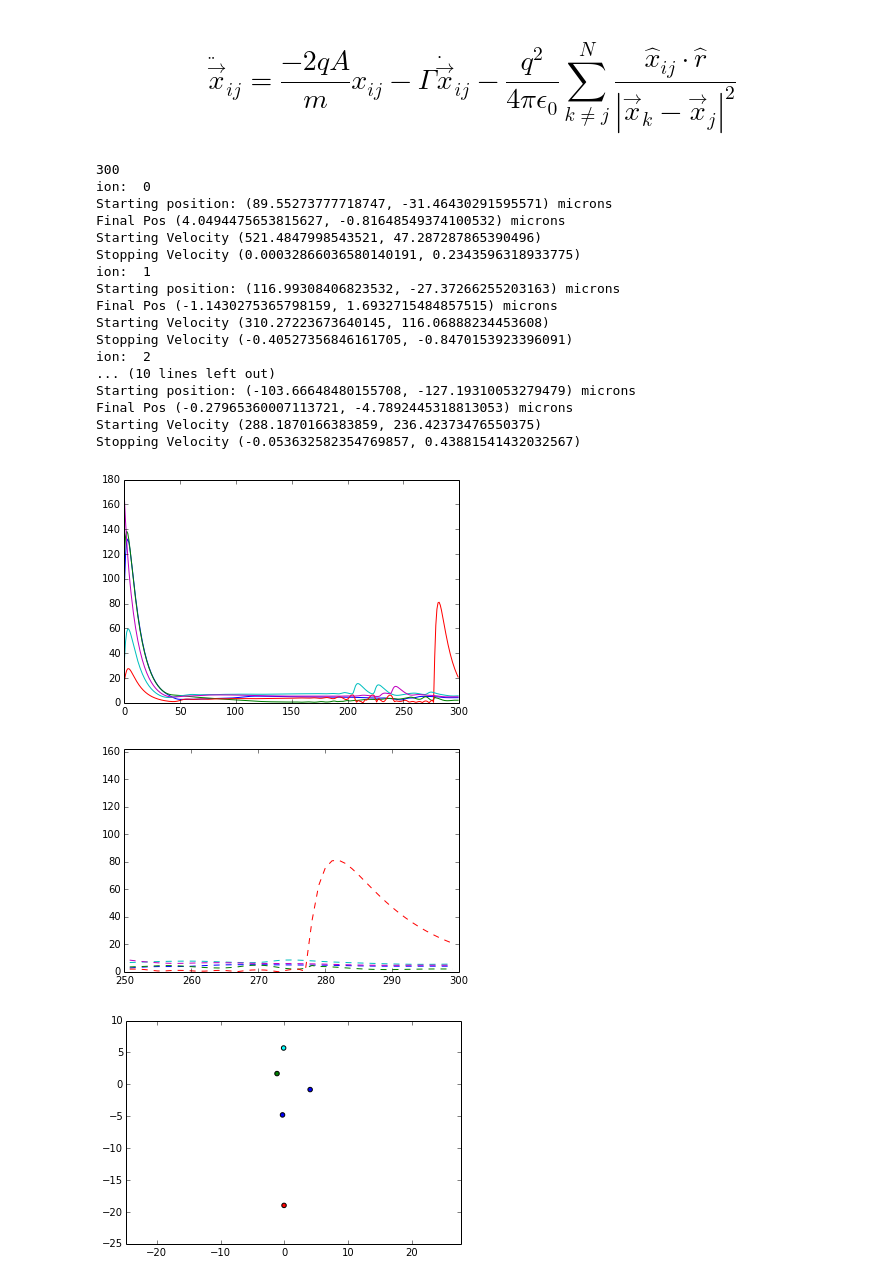
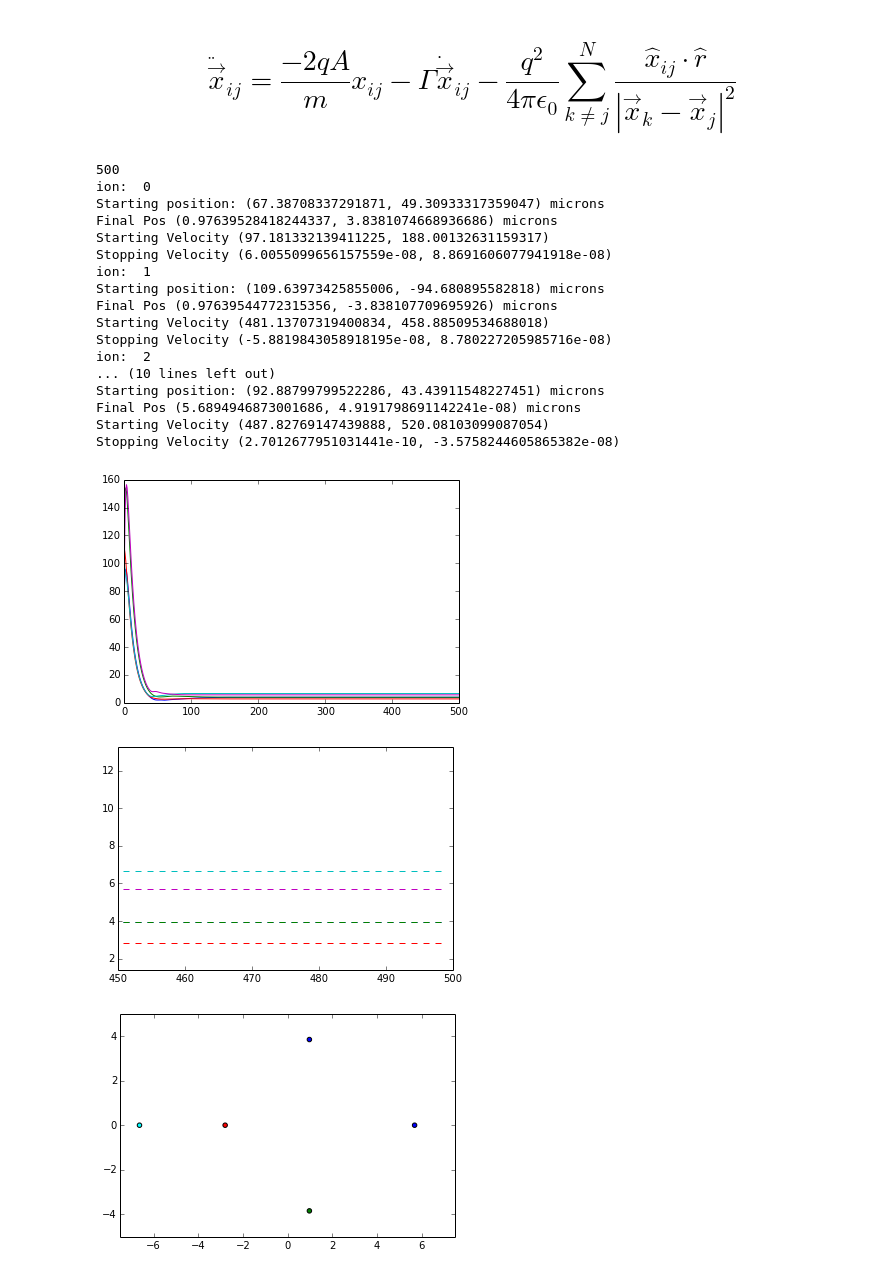
Before and after one commit to CampbellGroup/Qsim, a Jupyter notebook: Ipython-Notebooks/Crystal Configurations.ipynb, the cells around one changed output. Saved outputs shown, nothing was run; the diff lists cells and outputs as text; code cells hidden in the pictures.

```diff
--- a/Ipython-Notebooks/Crystal Configurations.ipynb
+++ b/Ipython-Notebooks/Crystal Configurations.ipynb
@@ -68,7 +68,7 @@ N = 5
 gamma = 9e6
 pos_spread = 300e-6
 E_spread = 0.5 # in eV
-number_iters = 300
+number_iters = 500
 dt = 50e-9
 vkick = 0
 
@@ -124,46 +124,46 @@ for j in range(number_iters):
             a_othersx += -np.sign(xseperation) * np.abs(np.cos(angles[v])) * k * 1/(xseperation**2 + yseperation**2)
         for w, yseperation in enumerate(yseperations):
             a_othersy += -np.sign(yseperation) * np.abs(np.sin(angles[w])) * k  * 1/(xseperation**2 + yseperation**2)
         particle.ax = -2.0*A/m * particle.x - gamma*particle.vx + a_othersx
         particle.ay = -2.0*A/m * particle.y - gamma*particle.vy + a_othersy
 
 print iter
 for k, particle in enumerate(ions):
     print "ion: ", k
     print "Starting position:",str((particle.x0*1e6, particle.y0*1e6)), 'microns'
     print "Final Pos", str((particle.x*1e6, particle.y*1e6)), 'microns'
     print "Starting Velocity", str((particle.vx0,particle.vy0))
     print "Stopping Velocity", str((particle.vx,particle.vy))
 
 times = np.linspace(0, dt*len(x),len(x))*1e6
 r = np.transpose(np.sqrt(np.array(posx)**2 + np.array(posy)**2))
 r = r*1e6 # in microns
 plt.plot(r)
 plt.show()
 plt.plot(r, '--')
 plt.xlim([iter - 50,iter])
 plt.ylim([0.5*np.min(r[iter-50:iter]), 2*np.max(r[iter-50:iter])])
 plt.show()
 plot_ions(ions, ['blue','green', 'red', 'cyan'])
 plt.show()
 # %% [output]
-300
+500
 ion:  0
-Starting position: (89.55273777718747, -31.46430291595571) microns
-Final Pos (4.0494475653815627, -0.81648549374100532) microns
-Starting Velocity (521.4847998543521, 47.287287865390496)
-Stopping Velocity (0.00032866036580140191, 0.2343596318933775)
+Starting position: (67.38708337291871, 49.30933317359047) microns
+Final Pos (0.97639528418244337, 3.8381074668936686) microns
+Starting Velocity (97.181332139411225, 188.00132631159317)
+Stopping Velocity (6.0055099656157559e-08, 8.8691606077941918e-08)
 ion:  1
-Starting position: (116.99308406823532, -27.37266255203163) microns
-Final Pos (-1.1430275365798159, 1.6932715484857515) microns
-Starting Velocity (310.27223673640145, 116.06888234453608)
-Stopping Velocity (-0.40527356846161705, -0.8470153923396091)
+Starting position: (109.63973425855006, -94.680895582818) microns
+Final Pos (0.97639544772315356, -3.838107709695926) microns
+Starting Velocity (481.13707319400834, 458.88509534688018)
+Stopping Velocity (-5.8819843058918195e-08, 8.780227205985716e-08)
 ion:  2
 ... (10 lines left out)
-Starting position: (-103.66648480155708, -127.19310053279479) microns
-Final Pos (-0.27965360007113721, -4.7892445318813053) microns
-Starting Velocity (288.1870166383859, 236.42373476550375)
-Stopping Velocity (-0.053632582354769857, 0.43881541432032567)
+Starting position: (92.88799799522286, 43.43911548227451) microns
+Final Pos (5.6894946873001686, 4.9191798691142241e-08) microns
+Starting Velocity (487.82769147439888, 520.08103099087054)
+Stopping Velocity (2.7012677951031441e-10, -3.5758244605865382e-08)
-[figure, old version]
+[figure, new version]
-[figure, old version]
+[figure, new version]
-[figure, old version]
+[figure, new version]
```
